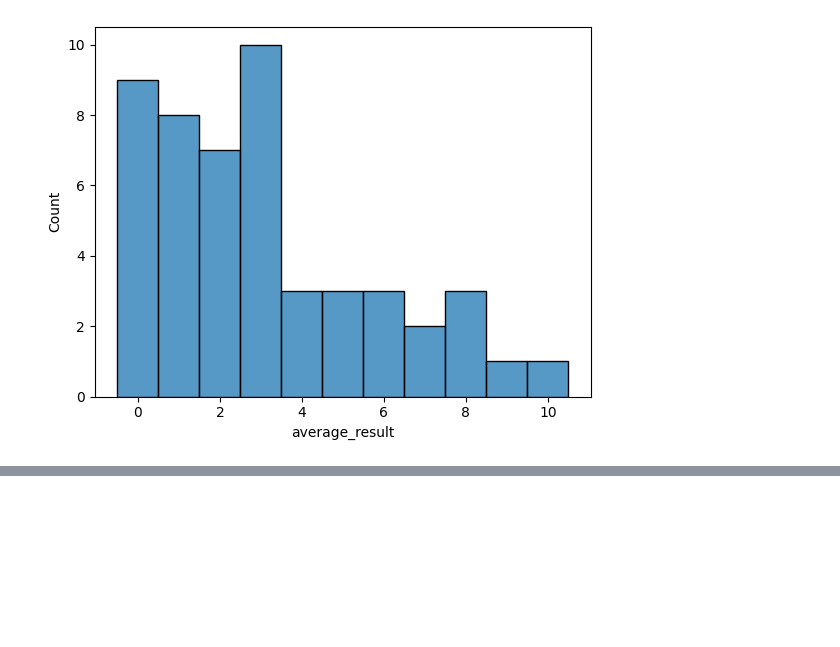
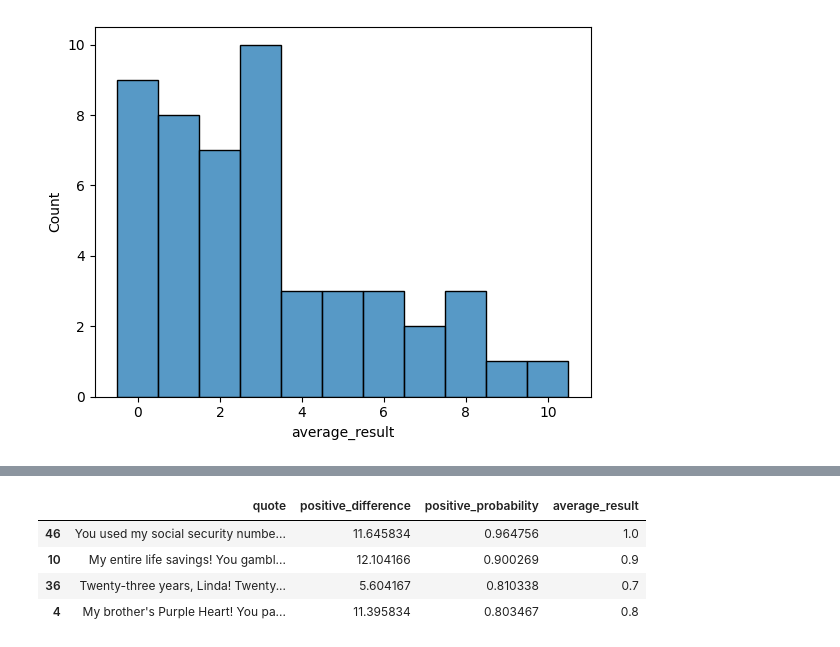
Before and after one commit to olegsmirnov2001/llm-hallucinations, a Jupyter notebook: jupyter/qwen_activations.ipynb, the cells around one changed output, grey strips where cells are left out. Saved outputs shown, nothing was run; the diff lists cells and outputs as text; code cells hidden in the pictures; blank space fills up the shorter version.

```diff
--- a/jupyter/qwen_activations.ipynb
+++ b/jupyter/qwen_activations.ipynb
@@ -1075,0 +1136,9 @@ sns.histplot(data=(data_aggregated['average_result'] * 10).round().astype(int),
+# %%
+most_hallucinating = data_aggregated.iloc[::-1].head(4)
+most_hallucinating
+# %% [output]
+|  | quote | positive_difference | positive_probability | average_result |
+| 46 | You used my social security numbe... | 11.645834 | 0.964756 | 1.0 |
+| 10 | My entire life savings! You gambl... | 12.104166 | 0.900269 | 0.9 |
+| 36 | Twenty-three years, Linda! Twenty... | 5.604167 | 0.810338 | 0.7 |
+| 4 | My brother's Purple Heart! You pa... | 11.395834 | 0.803467 | 0.8 |
```
Also changed, not shown: parts of 11 cells of this notebook.
